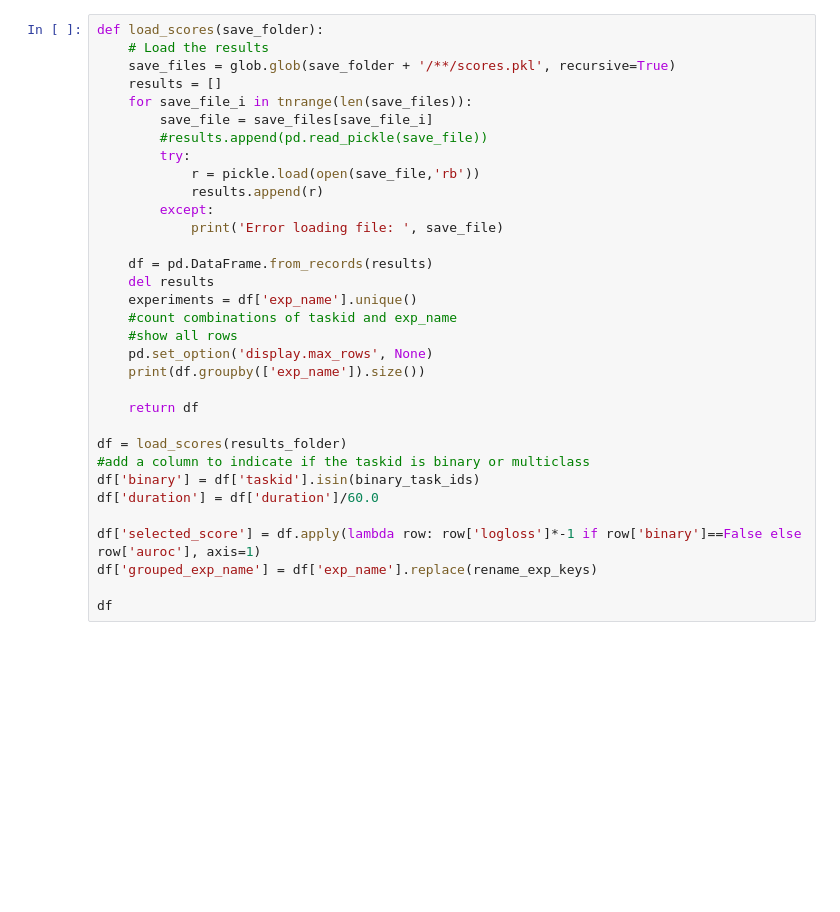
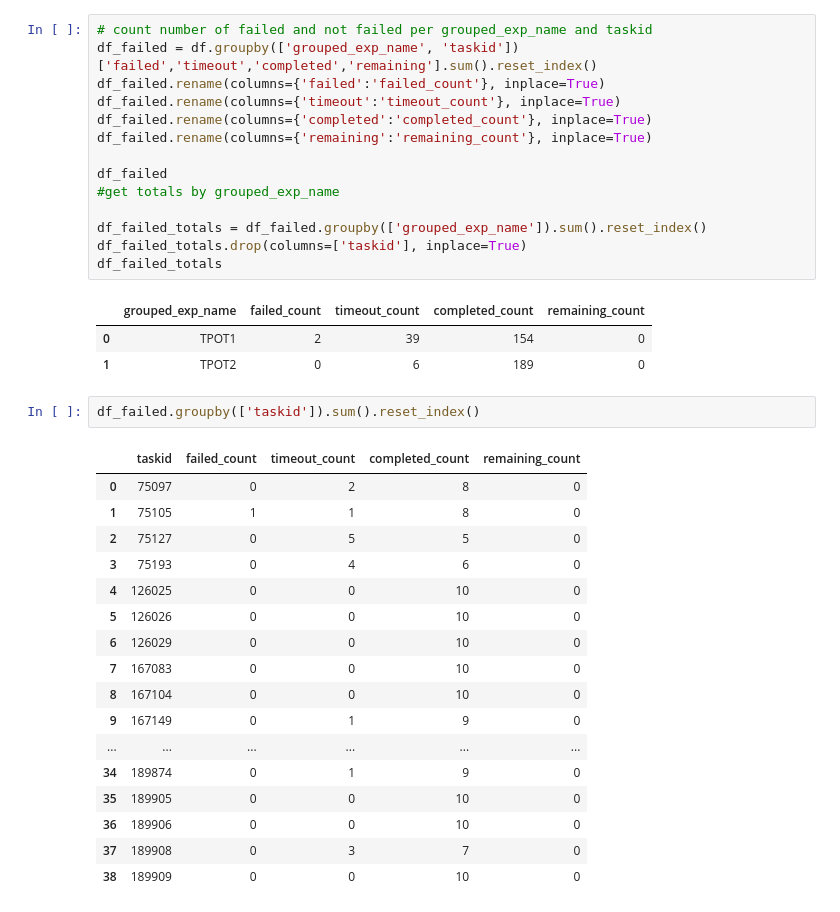
Before and after one commit to EpistasisLab/tpot2_gptp_experiments, a Jupyter notebook: view_results.ipynb, the cells around one changed output. Cells and saved outputs as stored; diff of their text form; blank space fills up the shorter version.

```diff
--- a/view_results.ipynb
+++ b/view_results.ipynb
@@ -74,36 +134,41 @@ rename_exp_keys = {'tpot_untimed_30_gen_neg_log_loss' :'TPOT1',
-# %%
-def load_scores(save_folder):
-    # Load the results
-    save_files = glob.glob(save_folder + '/**/scores.pkl', recursive=True)
-    results = []
-    for save_file_i in tnrange(len(save_files)):
-        save_file = save_files[save_file_i]
-        #results.append(pd.read_pickle(save_file))
-        try:
-            r = pickle.load(open(save_file,'rb'))
-            results.append(r)
-        except:
-            print('Error loading file: ', save_file)
-
-    df = pd.DataFrame.from_records(results)
-    del results
-    experiments = df['exp_name'].unique()
-    #count combinations of taskid and exp_name
-    #show all rows
-    pd.set_option('display.max_rows', None)
-    print(df.groupby(['exp_name']).size())
-
-    return df
-
-df = load_scores(results_folder)
-#add a column to indicate if the taskid is binary or multiclass
-df['binary'] = df['taskid'].isin(binary_task_ids)
-df['duration'] = df['duration']/60.0
-
-df['selected_score'] = df.apply(lambda row: row['logloss']*-1 if row['binary']==False else row['auroc'], axis=1)
-df['grouped_exp_name'] = df['exp_name'].replace(rename_exp_keys)
-
-df
+# %%
+# count number of failed and not failed per grouped_exp_name and taskid
+df_failed = df.groupby(['grouped_exp_name', 'taskid'])['failed','timeout','completed','remaining'].sum().reset_index()
+df_failed.rename(columns={'failed':'failed_count'}, inplace=True)
+df_failed.rename(columns={'timeout':'timeout_count'}, inplace=True)
+df_failed.rename(columns={'completed':'completed_count'}, inplace=True)
+df_failed.rename(columns={'remaining':'remaining_count'}, inplace=True)
+
+df_failed
+#get totals by grouped_exp_name
+
+df_failed_totals = df_failed.groupby(['grouped_exp_name']).sum().reset_index()
+df_failed_totals.drop(columns=['taskid'], inplace=True)
+df_failed_totals
+# %% [output]
+|  | grouped_exp_name | failed_count | timeout_count | completed_count | remaining_count |
+| 0 | TPOT1 | 2 | 39 | 154 | 0 |
+| 1 | TPOT2 | 0 | 6 | 189 | 0 |
+# %%
+df_failed.groupby(['taskid']).sum().reset_index()
+# %% [output]
+|  | taskid | failed_count | timeout_count | completed_count | remaining_count |
+| 0 | 75097 | 0 | 2 | 8 | 0 |
+| 1 | 75105 | 1 | 1 | 8 | 0 |
+| 2 | 75127 | 0 | 5 | 5 | 0 |
+| 3 | 75193 | 0 | 4 | 6 | 0 |
+| 4 | 126025 | 0 | 0 | 10 | 0 |
+| 5 | 126026 | 0 | 0 | 10 | 0 |
+| 6 | 126029 | 0 | 0 | 10 | 0 |
+| 7 | 167083 | 0 | 0 | 10 | 0 |
+| 8 | 167104 | 0 | 0 | 10 | 0 |
+| 9 | 167149 | 0 | 1 | 9 | 0 |
+| ... | ... | ... | ... | ... | ... |
+| 34 | 189874 | 0 | 1 | 9 | 0 |
+| 35 | 189905 | 0 | 0 | 10 | 0 |
+| 36 | 189906 | 0 | 0 | 10 | 0 |
+| 37 | 189908 | 0 | 3 | 7 | 0 |
+| 38 | 189909 | 0 | 0 | 10 | 0 |
 # %%
 def make_scatter_and_diff_plot(df, m1, m2, metric, x='grouped_exp_name', log_scale=False, save_folder=None, name=None, binary_hue=False, binary_task_ids=binary_task_ids):
     df = df.copy()
```
Also changed, not shown: parts of 10 cells of this notebook, 8 other files.
